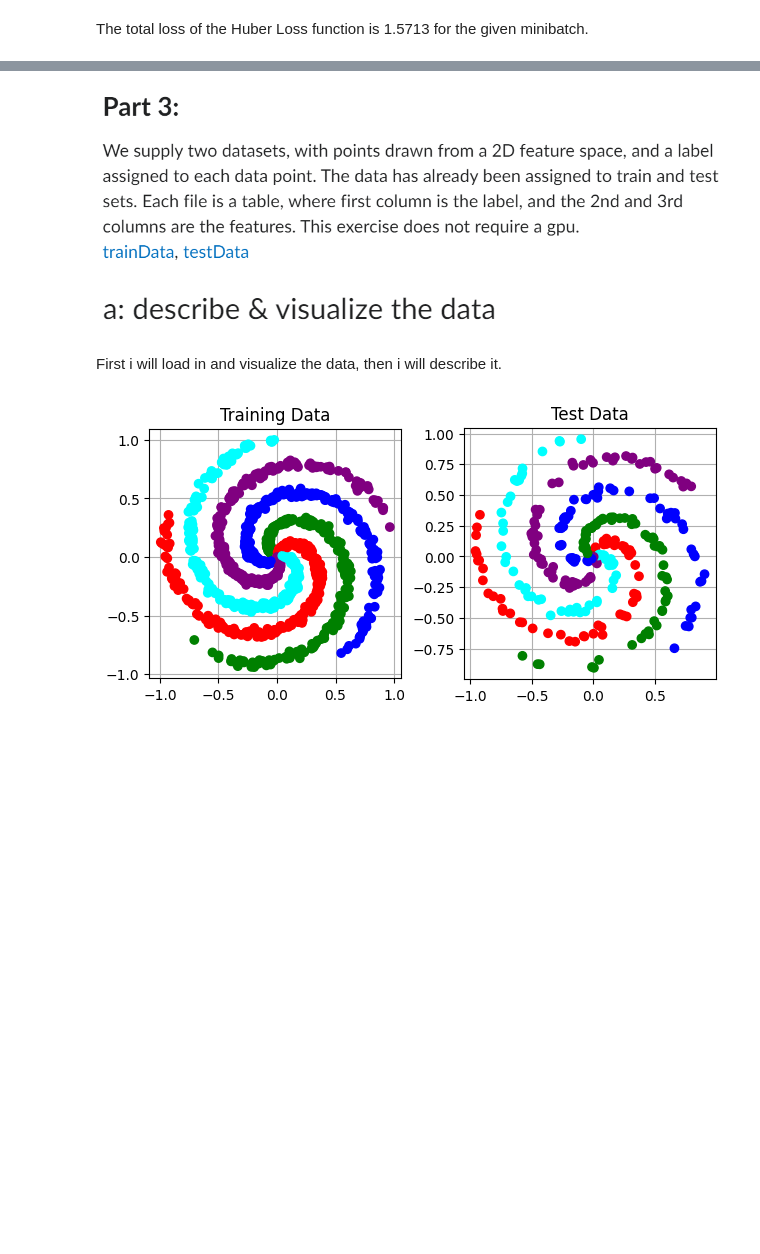
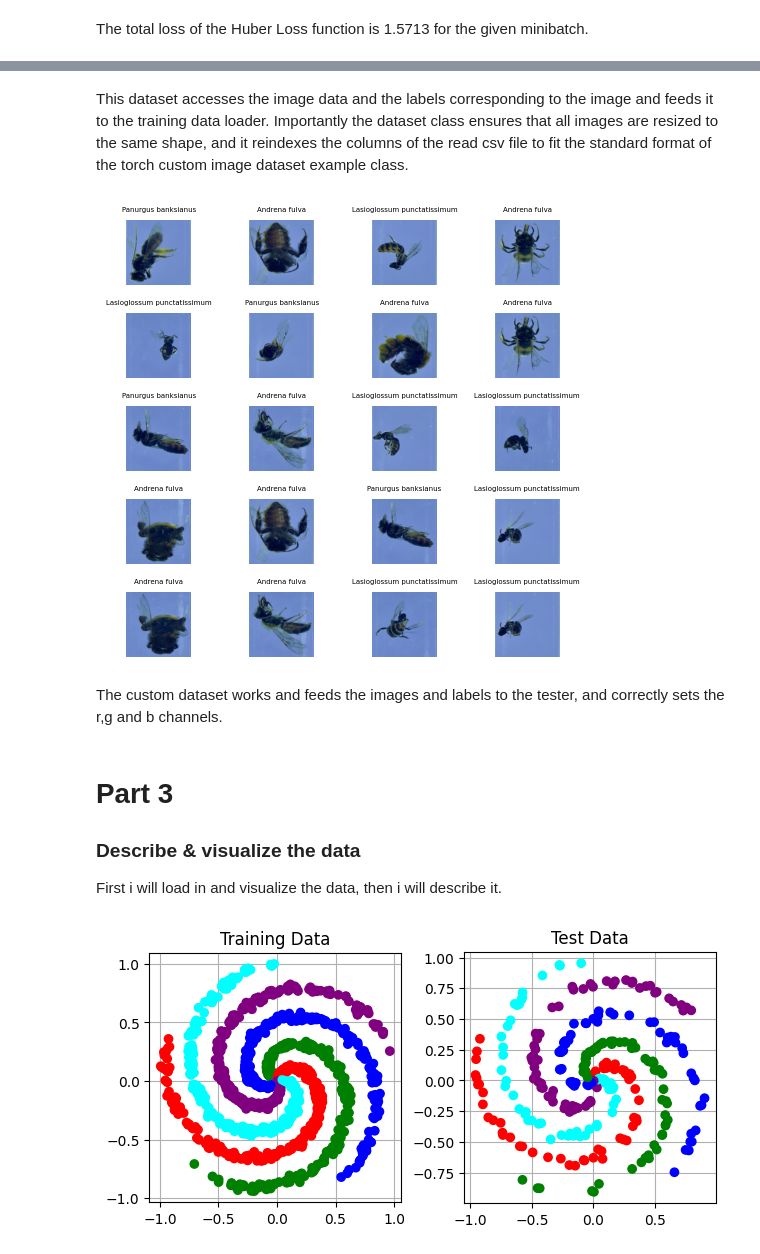
Before and after one commit to KasperMollerHansen/DeepLearning, a Jupyter notebook: jonathan/Assignment_1_Jonathan.ipynb, the cells around one changed output, grey strips where cells are left out. Cells and saved outputs as stored; diff of their text form; code cells hidden in the pictures; blank space fills up the shorter version.

```diff
--- a/jonathan/Assignment_1_Jonathan.ipynb
+++ b/jonathan/Assignment_1_Jonathan.ipynb
@@ -152,28 +169,64 @@ The total loss of the Huber Loss function is 1.5713 for the given minibatch.
+# %% [markdown]
+This dataset accesses the image data and the labels corresponding to the image and feeds it to the training data loader. Importantly the dataset class ensures that all images are resized to the same shape, and it reindexes the columns of the read csv file to fit the standard format of the torch custom image dataset example class.
 # %%
-class InsectImageDataset(Dataset):
-    def __init__(self, annotations_file, img_dir, transform=None, target_transform=None):
-        self.img_labels = pd.read_csv(annotations_file)
-        self.img_dir = img_dir
+class InsectDataset(Dataset):
+    def __init__(self, transform=None, target_transform=None):
+        self.img_labels = pd.read_csv("data/insects/insects.csv")
+        order = ['filename','species','sample']
+        self.img_labels = self.img_labels.reindex(columns=order)
+        self.img_dir = "data/insects/insects_img/"
         self.transform = transform
         self.target_transform = target_transform
+        self.img_dim = (520,520)
 
     def __len__(self):
         return len(self.img_labels)
 
+
     def __getitem__(self, idx):
         img_path = os.path.join(self.img_dir, self.img_labels.iloc[idx, 0])
-        image = read_image(img_path)
-        label = self.img_labels.iloc[idx, 1]
+        image = cv2.imread(img_path)
+        image = cv2.resize(image, self.img_dim)
+        image = np.array([image[:,:,2],image[:,:,1],image[:,:,0]]).transpose(1,2,0)
+        label = self.img_labels.iloc[idx,1]
         if self.transform:
             image = self.transform(image)
         if self.target_transform:
             label = self.target_transform(label)
         return image, label
-# %% [markdown]
-![image.png](attachment:image.png)
-# %% [markdown]
-![image.png](attachment:image.png)
+# %%
+#Tester
+transform = transforms.Compose([transforms.ToTensor()])
+batch_size = 4
+# Set up the dataset.
+dataset = InsectDataset()
+# Set up the dataset.
+trainloader = torch.utils.data.DataLoader(dataset,
+                                          batch_size=batch_size,
+                                          shuffle=True)
+# %%
+# get some images
+dataiter = iter(trainloader)
+images, labels = next(dataiter)
+for i in range(5): #Run through 5 batches
+    images, labels = next(dataiter)
+    sub_k = 0
+    for image, label in zip(images,labels): # Run through all samples in a batch
+        sub_k = sub_k + 1
+        ax = plt.subplot(5,5,5*i+sub_k)
+        plot_image = image.numpy()
+        ax.imshow(plot_image)
+        ax.set_title(label,fontsize=5)
+        ax.set_axis_off()
+
+plt.tight_layout()
+# %% [output]
+[figure, added]
+# %% [markdown]
+The custom dataset works and feeds the images and labels to the tester, and correctly sets the r,g and b channels.
 # %% [markdown]
+# Part 3
+### Describe & visualize the data
 First i will load in and visualize the data, then i will describe it.
 # %%
 training_data = pd.read_csv('data/a1_data/trainData.csv',sep=';')
```
Also changed, not shown: parts of 21 cells of this notebook, 1 other file.
